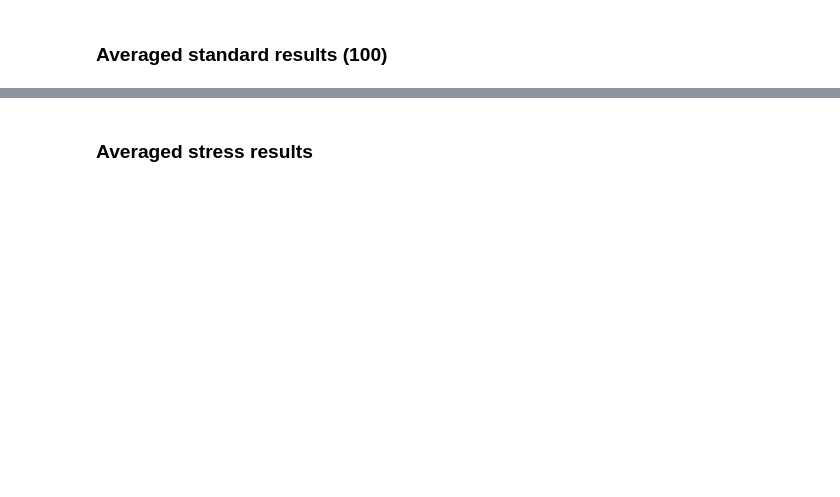
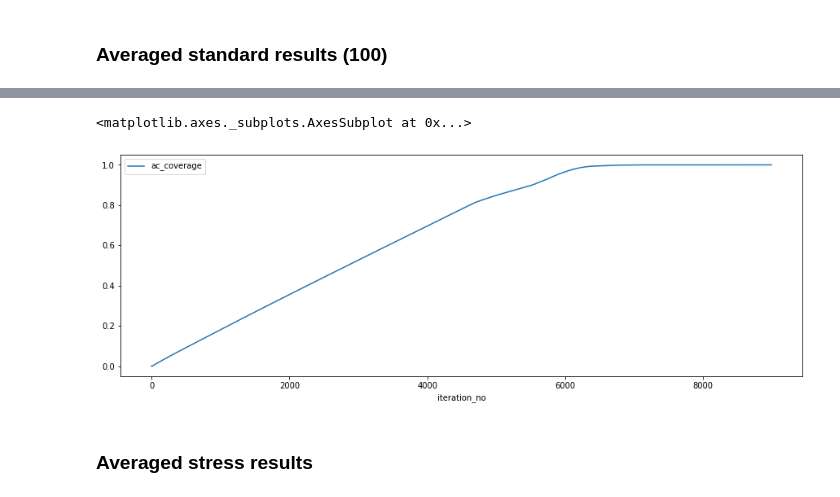
Before and after one commit to prenc/saturated-flow-thesis, a Jupyter notebook: coverage_evaluation.ipynb, the cells around one changed output, grey strips where cells are left out. Cells and saved outputs as stored; diff of their text form; code cells hidden in the pictures; blank space fills up the shorter version.

```diff
--- a/coverage_evaluation.ipynb
+++ b/coverage_evaluation.ipynb
@@ -128,3 +122,9 @@ plot_ac_u_comp(avg_1000_comp, clean=3, smooth_ac=True, smooth_u=True, draw_v_lin
+# %%
+_, ax = plt.subplots(figsize=(15, 5))
+avg_100_comp.plot(x='iteration_no', y='ac_coverage', ax=ax)
+# %% [output]
+<matplotlib.axes._subplots.AxesSubplot at 0x...>
+[figure, added]
 # %% [markdown]
 ### Averaged stress results
 # %%
```
Also changed, not shown: parts of 14 cells of this notebook.
